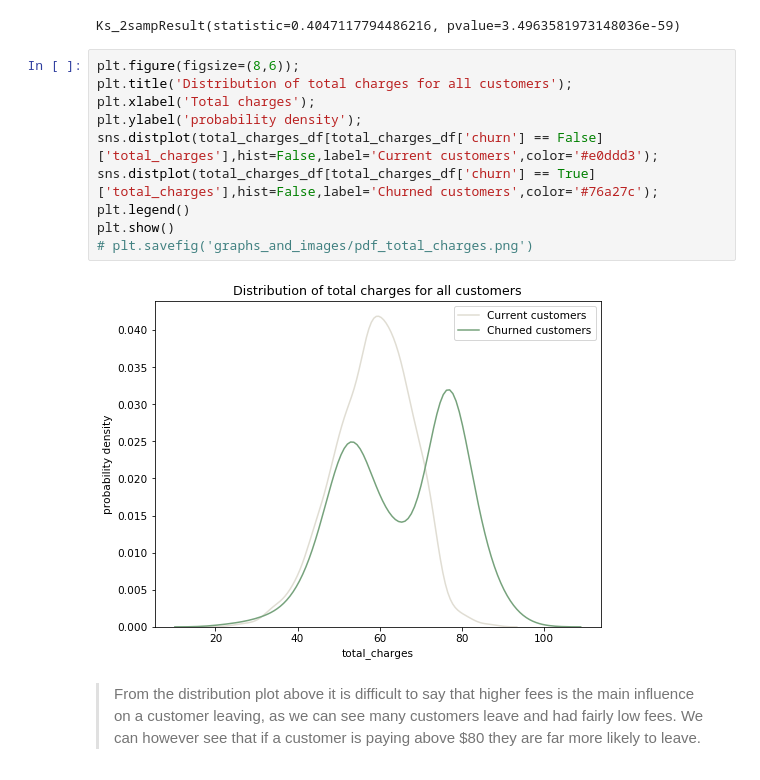
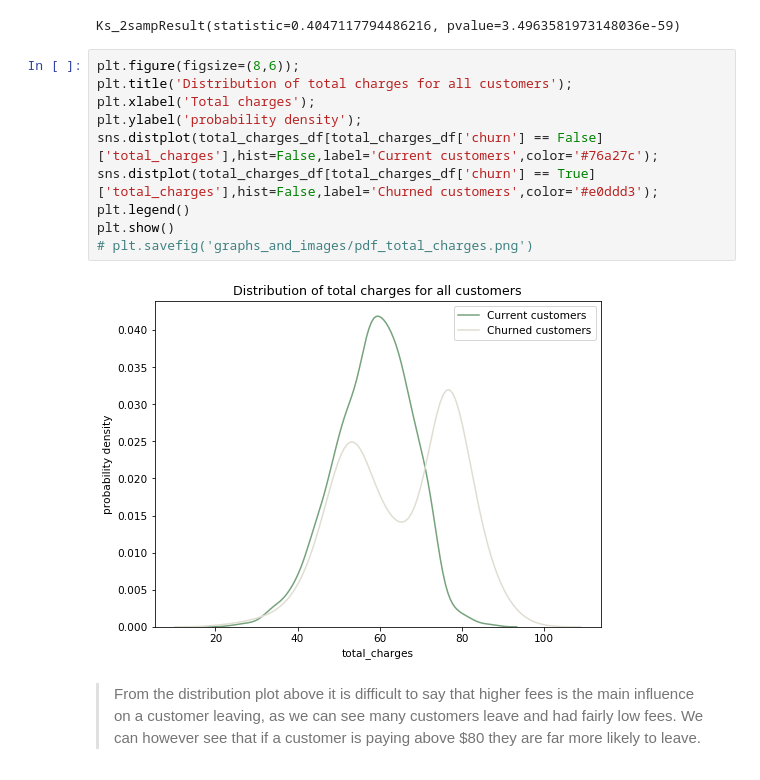
Before and after one commit to OsterMendel/mod3_project, a Jupyter notebook: EDA.ipynb, the cells around one changed output. Cells and saved outputs as stored; diff of their text form.

```diff
--- a/EDA.ipynb
+++ b/EDA.ipynb
@@ -305,15 +305,15 @@ Ks_2sampResult(statistic=0.4047117794486216, pvalue=3.4963581973148036e-59)
 # %%
 plt.figure(figsize=(8,6));
 plt.title('Distribution of total charges for all customers');
 plt.xlabel('Total charges');
 plt.ylabel('probability density');
-sns.distplot(total_charges_df[total_charges_df['churn'] == False]['total_charges'],hist=False,label='Current customers',color='#e0ddd3');
-sns.distplot(total_charges_df[total_charges_df['churn'] == True]['total_charges'],hist=False,label='Churned customers',color='#76a27c');
+sns.distplot(total_charges_df[total_charges_df['churn'] == False]['total_charges'],hist=False,label='Current customers',color='#76a27c');
+sns.distplot(total_charges_df[total_charges_df['churn'] == True]['total_charges'],hist=False,label='Churned customers',color='#e0ddd3');
 plt.legend()
 plt.show()
 # plt.savefig('graphs_and_images/pdf_total_charges.png')
 # %% [output]
-[figure, old version]
+[figure, new version]
 # %% [markdown]
 >From the distribution plot above it is difficult to say that higher fees is the main influence on a customer leaving, as we can see many customers leave and had fairly low fees. We can however see that if a customer is paying above $80 they are far more likely to leave.
 # %% [markdown]
```
Also changed, not shown: parts of 20 cells of this notebook, 2 other files.
